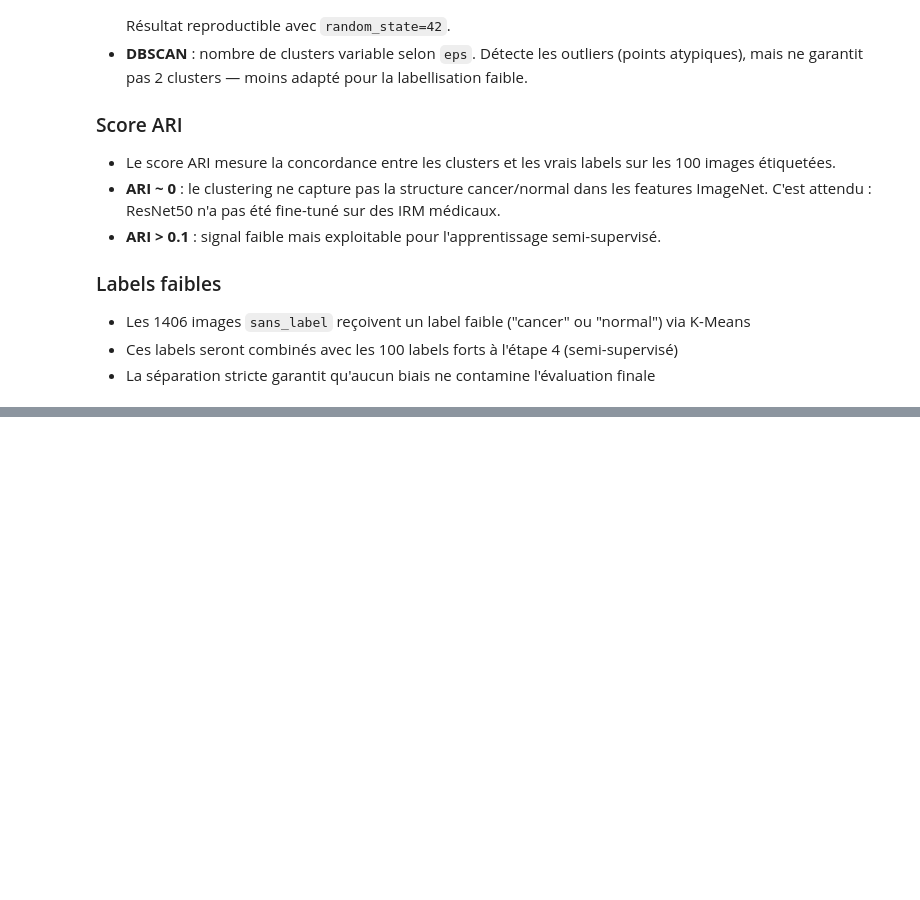
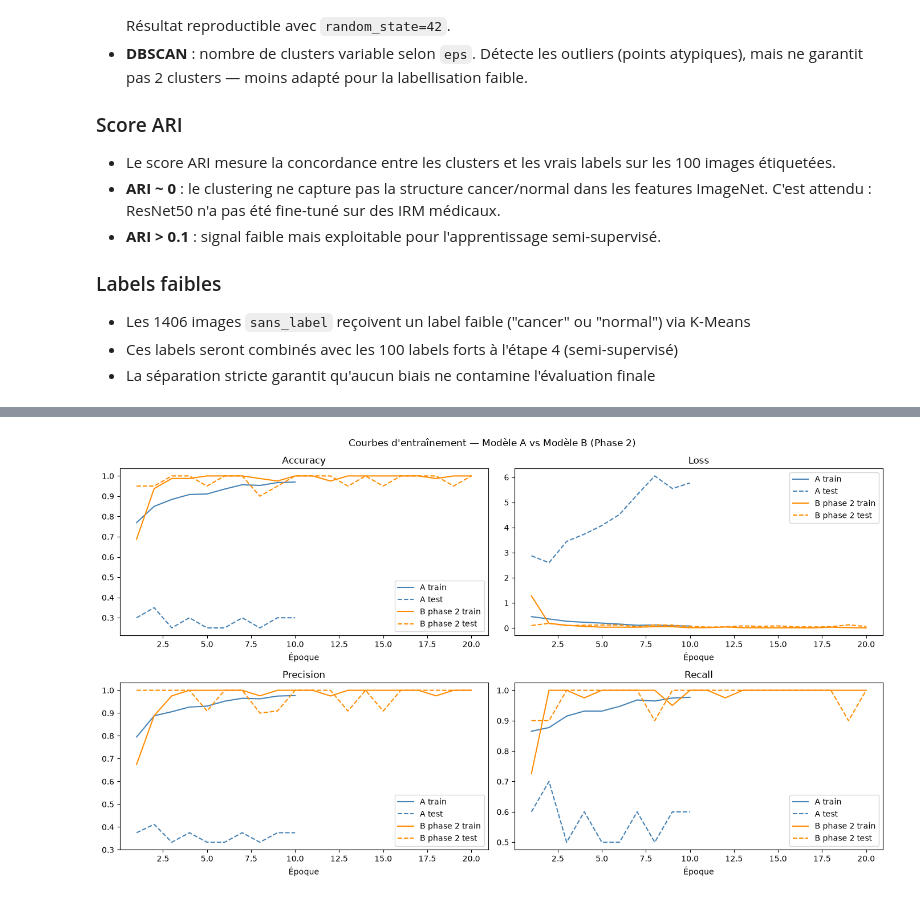
Before and after one commit to sobaiss/analysez-des-images-medicales-avec-des-methodes-semi-supervisees, a Jupyter notebook: notebooks/clustering-et-semi-supervision-et-support-de-presentation.ipynb, the cells around one changed output, grey strips where cells are left out. Saved outputs shown, nothing was run; the diff lists cells and outputs as text; code cells hidden in the pictures; blank space fills up the shorter version.

```diff
--- a/notebooks/etape-3.ipynb
+++ b/notebooks/clustering-et-semi-supervision-et-support-de-presentation.ipynb
@@ -359,0 +602,5 @@ cancer_cluster
+# %%
+# model_B repart des poids de model_A (déjà entraîné sur les labels faibles)
+model_B = copy.deepcopy(model_A)
+print("model_B initialisé depuis les poids de model_A (après entraînement sur labels faibles).")
+print(f"Paramètres identiques à model_A : {all(torch.equal(p1, p2) for p1, p2 in zip(model_A.parameters(), model_B.parameters()))}")
@@ -359,0 +654,74 @@ cancer_cluster
+# %%
+results = {}
+for name, model in [("A — Labels faibles", model_A), ("B — Labels faibles → forts", model_B)]:
+    preds, probs, labels_true = get_preds(model, test_loader, device)
+    results[name] = {
+        "preds": preds, "probs": probs, "labels": labels_true,
+        "acc": accuracy_score(labels_true, preds),
+        "f1":  f1_score(labels_true, preds, average="macro"),
+        "auc": roc_auc_score(labels_true, probs),
+    }
+    print(f"Modèle {name:<30} | Acc {results[name]['acc']:.3f} | F1 {results[name]['f1']:.3f} | AUC {results[name]['auc']:.3f}")
+
+# --- Courbes d'évolution ---
+fig, axes = plt.subplots(2, 2, figsize=(14, 8))
+epochs_A = range(1, len(history_A["test_acc"]) + 1)
+epochs_B = range(1, len(history_B["test_acc"]) + 1)
+
+# Accuracy
+axes[0, 0].plot(epochs_A, history_A["train_acc"], color="steelblue",  label="A train")
+axes[0, 0].plot(epochs_A, history_A["test_acc"],  color="steelblue",  linestyle="--", label="A test")
+axes[0, 0].plot(epochs_B, history_B["train_acc"], color="darkorange", label="B phase 2 train")
+axes[0, 0].plot(epochs_B, history_B["test_acc"],  color="darkorange", linestyle="--", label="B phase 2 test")
+axes[0, 0].set_title("Accuracy"); axes[0, 0].set_xlabel("Époque"); axes[0, 0].legend()
+
+# Loss
+axes[0, 1].plot(epochs_A, history_A["train_loss"], color="steelblue",  label="A train")
+axes[0, 1].plot(epochs_A, history_A["test_loss"],  color="steelblue",  linestyle="--", label="A test")
+axes[0, 1].plot(epochs_B, history_B["train_loss"], color="darkorange", label="B phase 2 train")
+axes[0, 1].plot(epochs_B, history_B["test_loss"],  color="darkorange", linestyle="--", label="B phase 2 test")
+axes[0, 1].set_title("Loss"); axes[0, 1].set_xlabel("Époque"); axes[0, 1].legend()
+
+# Precision
+axes[1, 0].plot(epochs_A, history_A["train_precision"], color="steelblue",  label="A train")
+axes[1, 0].plot(epochs_A, history_A["test_precision"],  color="steelblue",  linestyle="--", label="A test")
+axes[1, 0].plot(epochs_B, history_B["train_precision"], color="darkorange", label="B phase 2 train")
+axes[1, 0].plot(epochs_B, history_B["test_precision"],  color="darkorange", linestyle="--", label="B phase 2 test")
+axes[1, 0].set_title("Precision"); axes[1, 0].set_xlabel("Époque"); axes[1, 0].legend()
+
+# Recall
+axes[1, 1].plot(epochs_A, history_A["train_recall"], color="steelblue",  label="A train")
+axes[1, 1].plot(epochs_A, history_A["test_recall"],  color="steelblue",  linestyle="--", label="A test")
+axes[1, 1].plot(epochs_B, history_B["train_recall"], color="darkorange", label="B phase 2 train")
+axes[1, 1].plot(epochs_B, history_B["test_recall"],  color="darkorange", linestyle="--", label="B phase 2 test")
+axes[1, 1].set_title("Recall"); axes[1, 1].set_xlabel("Époque"); axes[1, 1].legend()
+
+plt.suptitle("Courbes d'entraînement — Modèle A vs Modèle B (Phase 2)", fontsize=12)
+plt.tight_layout(); plt.show()
+
+# --- Matrices de confusion ---
+fig, axes = plt.subplots(1, 2, figsize=(10, 4))
+for ax, (name, res) in zip(axes, results.items()):
+    cm = confusion_matrix(res["labels"], res["preds"])
+    sns.heatmap(cm, annot=True, fmt="d", cmap="Blues",
+                xticklabels=["Normal", "Cancer"],
+                yticklabels=["Normal", "Cancer"], ax=ax)
+    ax.set_title(f"Modèle {name}\nAcc={res['acc']:.3f}  AUC={res['auc']:.3f}")
+    ax.set_xlabel("Prédit"); ax.set_ylabel("Réel")
+plt.tight_layout(); plt.show()
+
+# --- Courbes ROC ---
+fig, ax = plt.subplots(figsize=(6, 5))
+for name, res, color in [
+    ("A — Labels faibles", results["A — Labels faibles"], "steelblue"),
+    ("B — Labels faibles → forts", results["B — Labels faibles → forts"], "darkorange"),
+]:
+    fpr, tpr, _ = roc_curve(res["labels"], res["probs"])
+    ax.plot(fpr, tpr, color=color, label=f"Modèle {name} (AUC={res['auc']:.3f})")
+ax.plot([0, 1], [0, 1], "k--", linewidth=0.8)
+ax.set_title("Courbes ROC — test set (20 images)")
+ax.set_xlabel("Taux faux positifs")
+ax.set_ylabel("Taux vrais positifs")
+ax.legend(); plt.tight_layout()
+plt.show()
+# %% [output]
@@ -359,0 +730 @@ cancer_cluster
+[figure, added]
```
Also changed, not shown: parts of 32 cells of this notebook, 5 other files.
